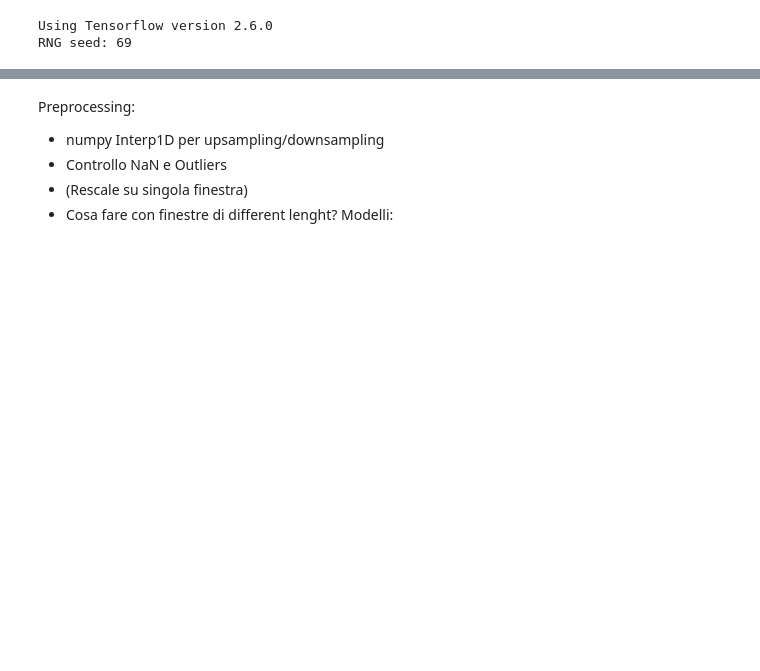
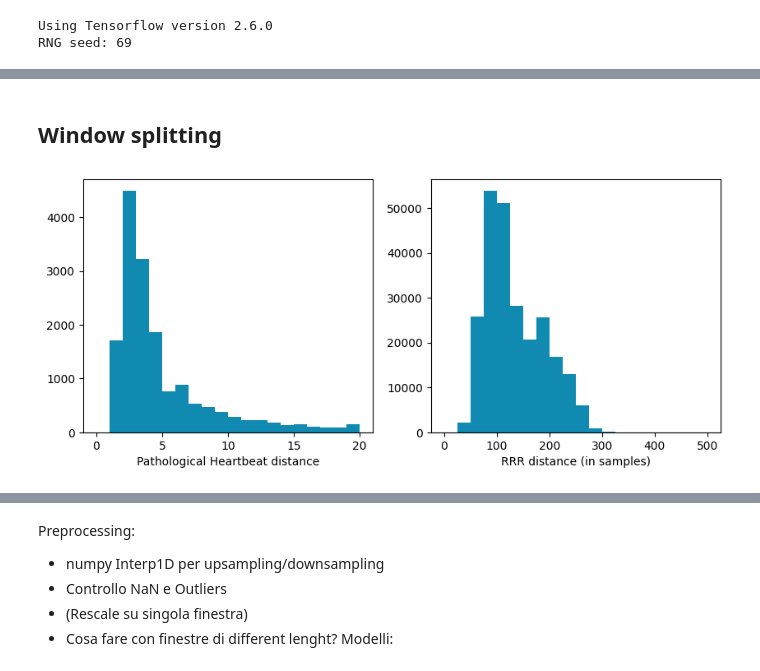
Before and after one commit to alberto-rota/PAC-PVC-Beat-Classifier-for-ECGs, a Jupyter notebook: albe.ipynb, the cells around one changed output, grey strips where cells are left out. Drawn from its saved outputs; the diff is of its cells as text; code cells hidden in the pictures; blank space fills up the shorter version.

```diff
--- a/albe.ipynb
+++ b/albe.ipynb
@@ -248,0 +256,38 @@ Difference in splitting strategies:
+# %% [markdown]
+## Window splitting
+# %%
+plt.figure(figsize=(10,4))
+plt.subplot(1,2,1)
+
+ints = []
+wins = []
+N_count = 0
+S_count = 0
+V_count = 0
+
+for ptest in patient:
+    nn = np.where(np.logical_or(ptest.peaklabels=='V',ptest.peaklabels=='S'))
+    intervals = np.diff(nn)[0]
+    wins.append(np.diff(ptest.rpeaks))
+    ints.append(intervals)
+    N_count+=np.count_nonzero(ptest.peaklabels=='N')
+    S_count+=np.count_nonzero(ptest.peaklabels=='S')
+    V_count+=np.count_nonzero(ptest.peaklabels=='V')
+
+intervals = np.concatenate(ints,axis=0)
+RRR = np.concatenate(wins,axis=0)
+rng=[0,20]
+plt.hist(intervals,bins=rng[-1],range=rng,color=color['X'])
+# plt.xticks(range(rng[-1]))
+plt.xlabel("Pathological Heartbeat distance")
+# plt.grid(True)
+
+plt.subplot(1,2,2)
+plt.hist(RRR,color=color['X'], range=[0,500],bins=20)
+plt.xlabel("RRR distance (in samples)")
+# plt.xticks(range(rng[-1]))
+# plt.title("Density of distance (in heartbeats) between adjacent pathological heartbeats")
+# plt.grid(True)
+plt.show()
+# %% [output]
+[figure, added]
```
Also changed, not shown: parts of 33 cells of this notebook, 2 other files.
